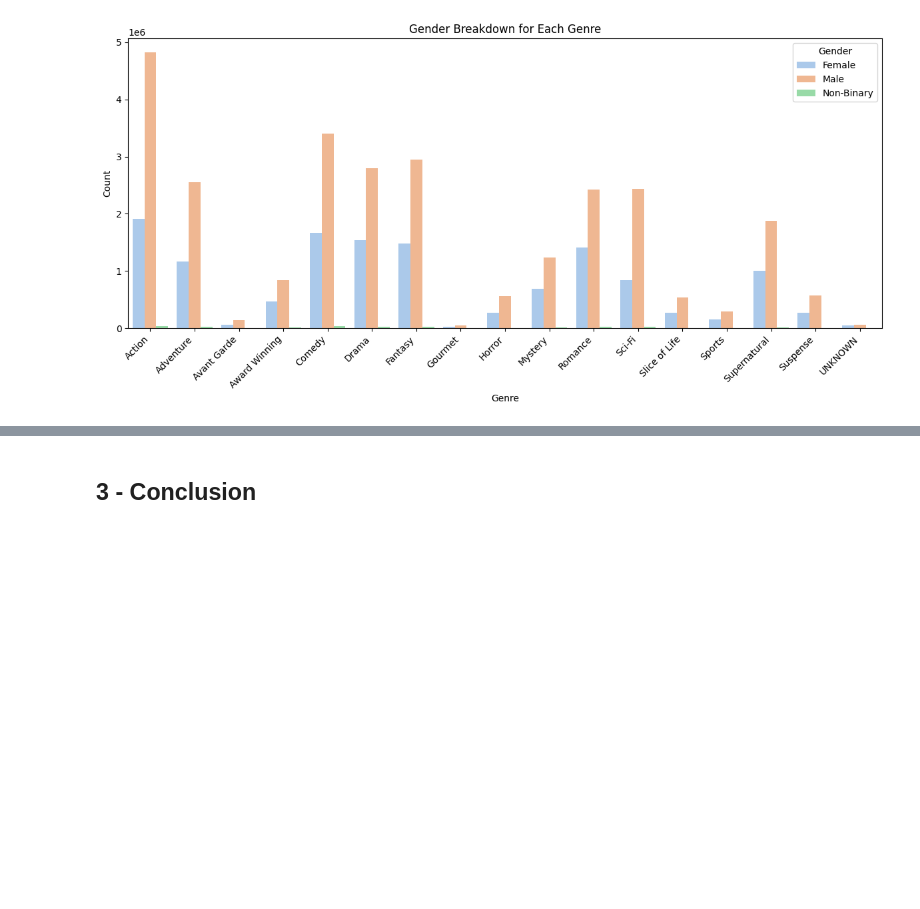
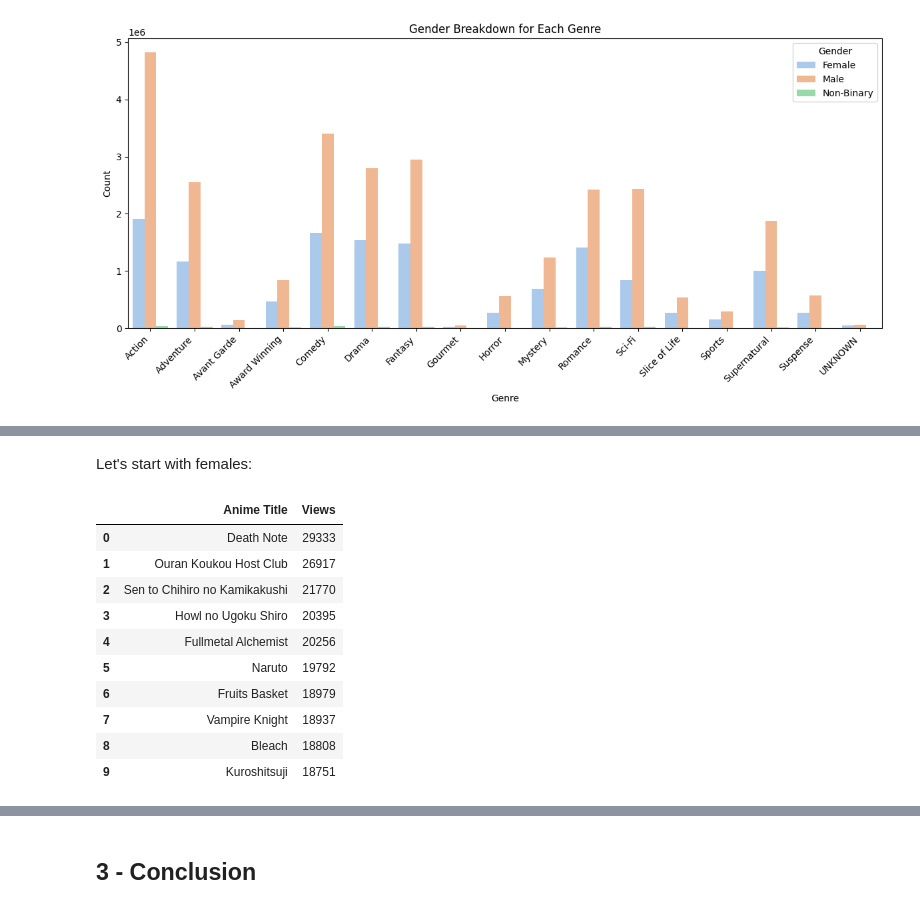
Before and after one commit to eraiken/Springboard, a Jupyter notebook: Unit 29/Anime storytelling.ipynb, the cells around one changed output, grey strips where cells are left out. Cells and saved outputs as stored; diff of their text form; code cells hidden in the pictures; blank space fills up the shorter version.

```diff
--- a/Unit 29/Anime storytelling.ipynb
+++ b/Unit 29/Anime storytelling.ipynb
@@ -545,0 +632,24 @@ Do cosine similarity on the Synopsis column for each genre
+# %%
+# First, create a dataframe grouped by 'Anime Title' and 'Gender'
+gender_review_counts = df.groupby(['Anime Title', 'Gender']).size().unstack(fill_value=0)
+
+# Rename columns for better readability
+gender_review_counts.columns = ['Female_Review_Count', 'Male_Review_Count', 'NB_Review_Count']
+# %% [markdown]
+Let's start with females:
+# %%
+female_popular_anime = gender_review_counts.sort_values('Female_Review_Count', ascending=False).reset_index()[['Anime Title', 'Female_Review_Count']]
+female_popular_anime.columns = ['Anime Title', 'Views']
+female_popular_anime.head(10)
+# %% [output]
+|  | Anime Title | Views |
+| 0 | Death Note | 29333 |
+| 1 | Ouran Koukou Host Club | 26917 |
+| 2 | Sen to Chihiro no Kamikakushi | 21770 |
+| 3 | Howl no Ugoku Shiro | 20395 |
+| 4 | Fullmetal Alchemist | 20256 |
+| 5 | Naruto | 19792 |
+| 6 | Fruits Basket | 18979 |
+| 7 | Vampire Knight | 18937 |
+| 8 | Bleach | 18808 |
+| 9 | Kuroshitsuji | 18751 |
```
Also changed, not shown: parts of 36 cells of this notebook.
